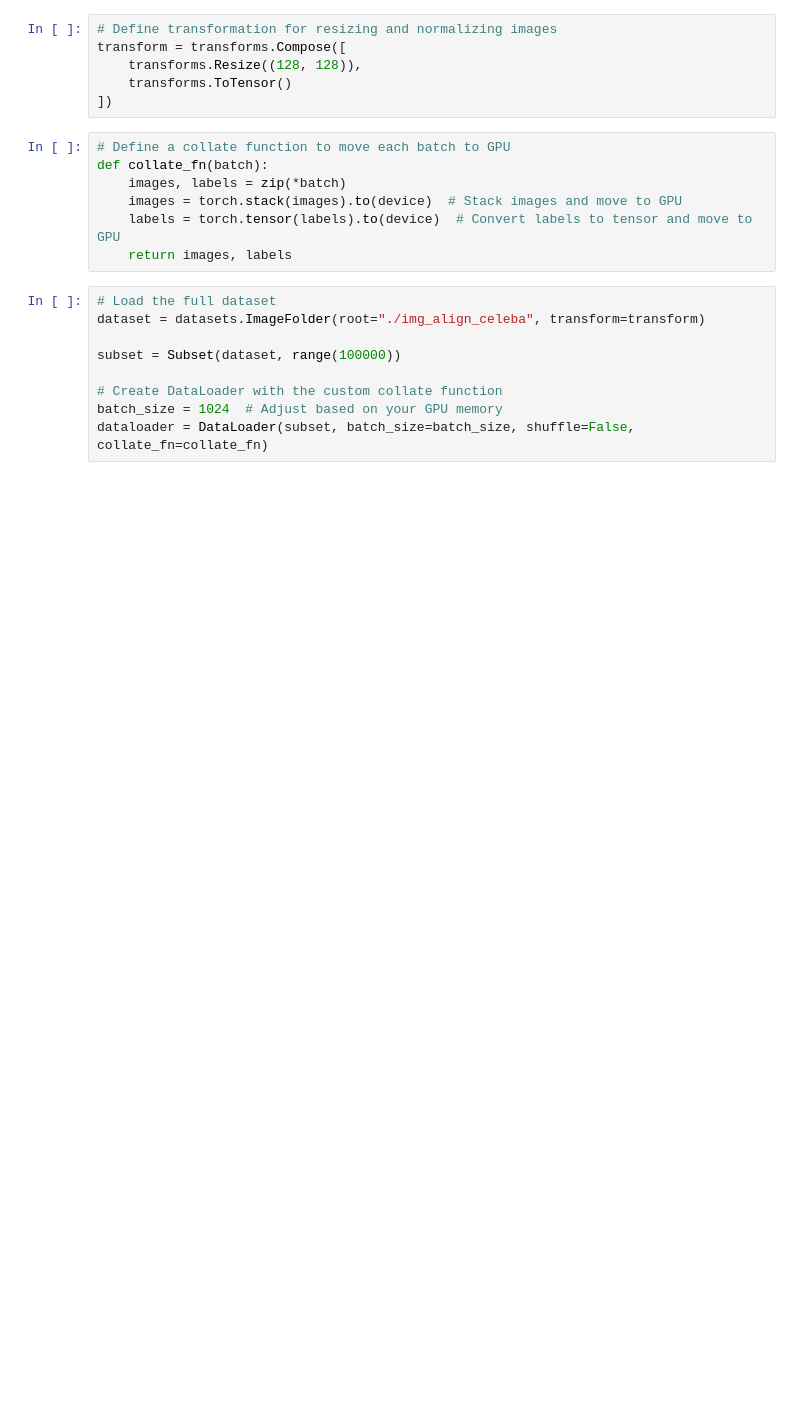
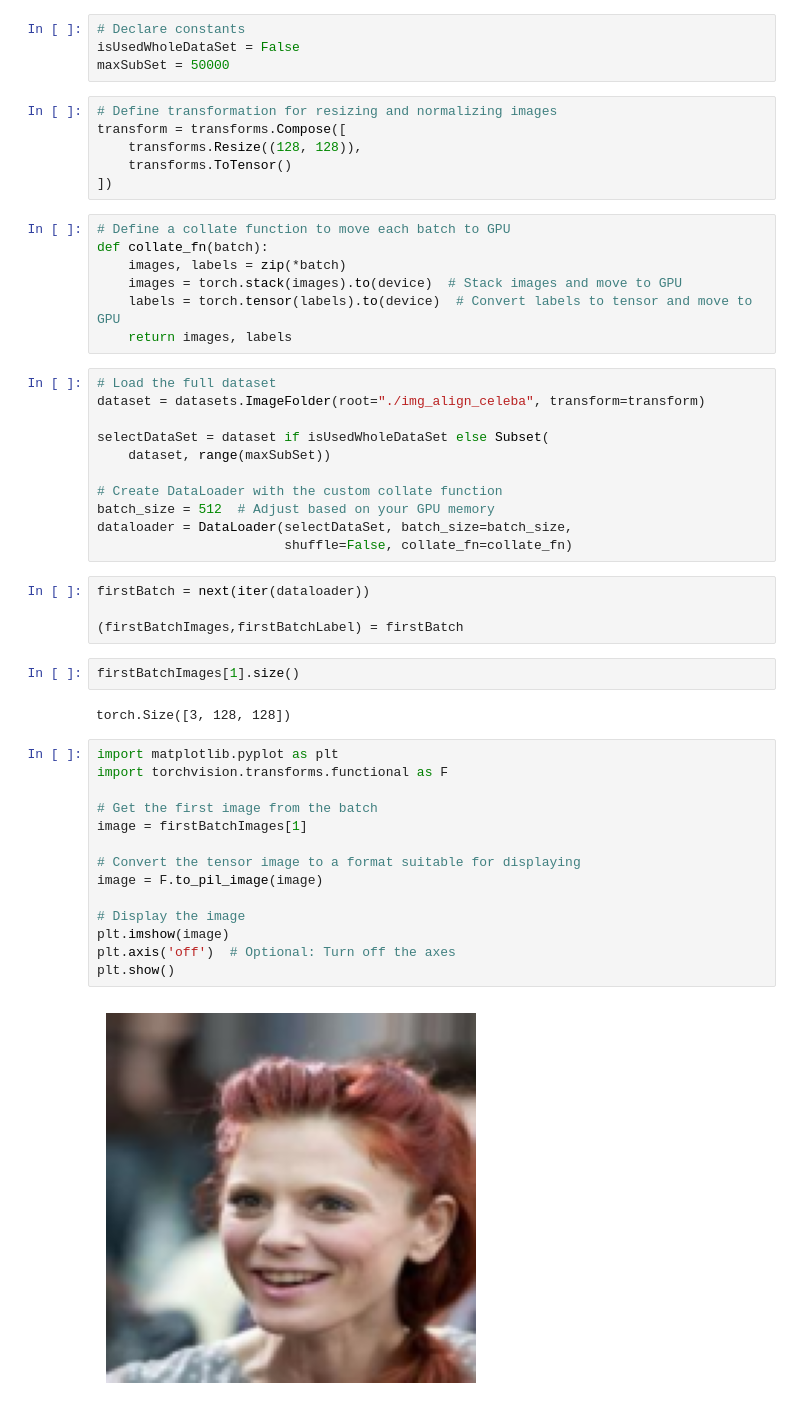
Before and after one commit to Lnguyen1996/CSE640Project, a Jupyter notebook: celeb_face.ipynb, the cells around one changed output. Saved outputs shown, nothing was run; the diff lists cells and outputs as text; blank space fills up the shorter version.

```diff
--- a/celeb_face.ipynb
+++ b/celeb_face.ipynb
@@ -18,6 +9,10 @@ device = torch.device("cuda" if torch.cuda.is_available() else "cpu")
 print(f"Using device: {device}")
 # %% [output]
 Using device: cuda
+# %%
+# Declare constants
+isUsedWholeDataSet = False
+maxSubSet = 50000
 # %%
 # Define transformation for resizing and normalizing images
 transform = transforms.Compose([
@@ -35,8 +30,34 @@ def collate_fn(batch):
 # Load the full dataset
 dataset = datasets.ImageFolder(root="./img_align_celeba", transform=transform)
 
-subset = Subset(dataset, range(100000))
+selectDataSet = dataset if isUsedWholeDataSet else Subset(
+    dataset, range(maxSubSet))
 
 # Create DataLoader with the custom collate function
-batch_size = 1024  # Adjust based on your GPU memory
-dataloader = DataLoader(subset, batch_size=batch_size, shuffle=False, collate_fn=collate_fn)
+batch_size = 512  # Adjust based on your GPU memory
+dataloader = DataLoader(selectDataSet, batch_size=batch_size,
+                        shuffle=False, collate_fn=collate_fn)
+# %%
+firstBatch = next(iter(dataloader))
+
+(firstBatchImages,firstBatchLabel) = firstBatch
+# %%
+firstBatchImages[1].size()
+# %% [output]
+torch.Size([3, 128, 128])
+# %%
+import matplotlib.pyplot as plt
+import torchvision.transforms.functional as F
+
+# Get the first image from the batch
+image = firstBatchImages[1]
+
+# Convert the tensor image to a format suitable for displaying
+image = F.to_pil_image(image)
+
+# Display the image
+plt.imshow(image)
+plt.axis('off')  # Optional: Turn off the axes
+plt.show()
+# %% [output]
+[figure, added]
```
Also changed, not shown: parts of 7 cells of this notebook.
